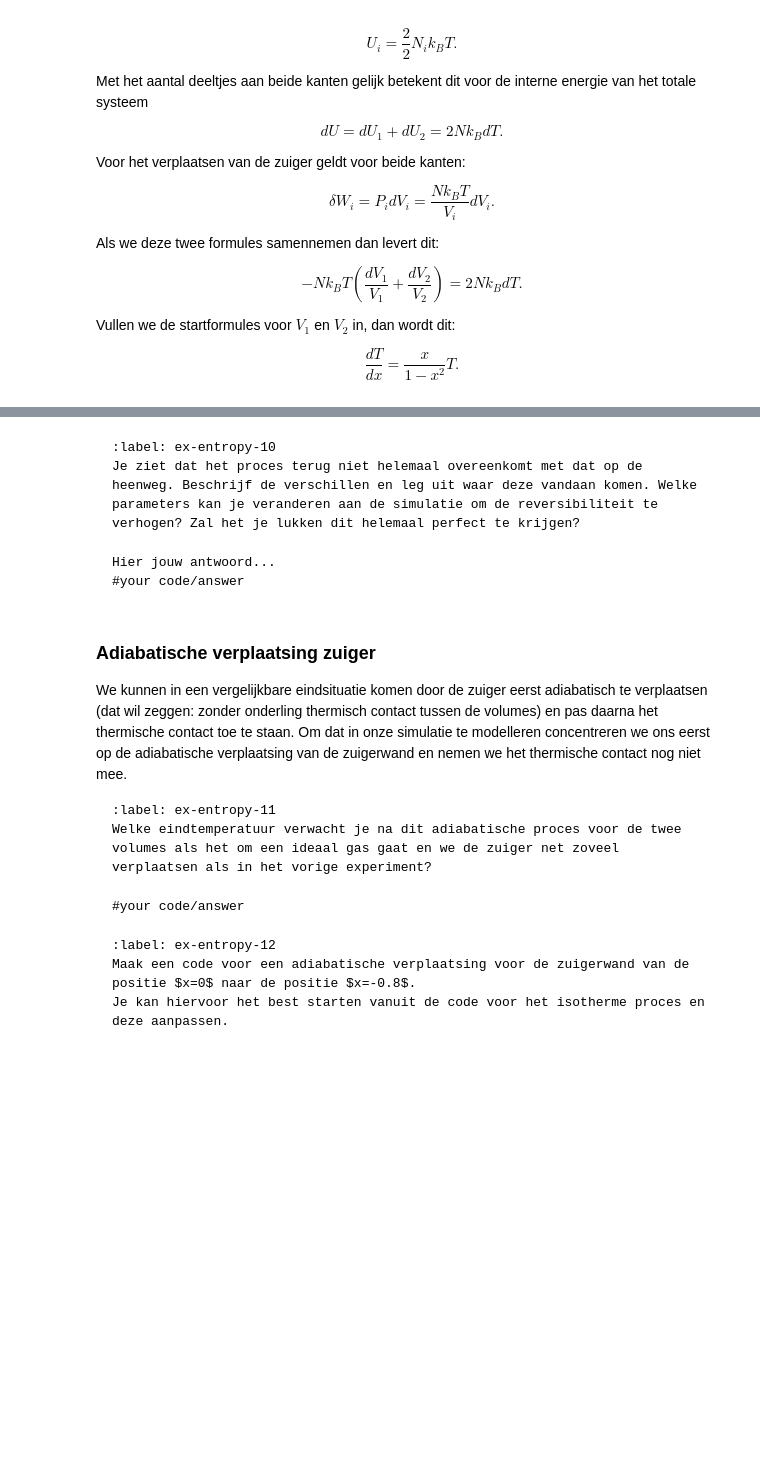
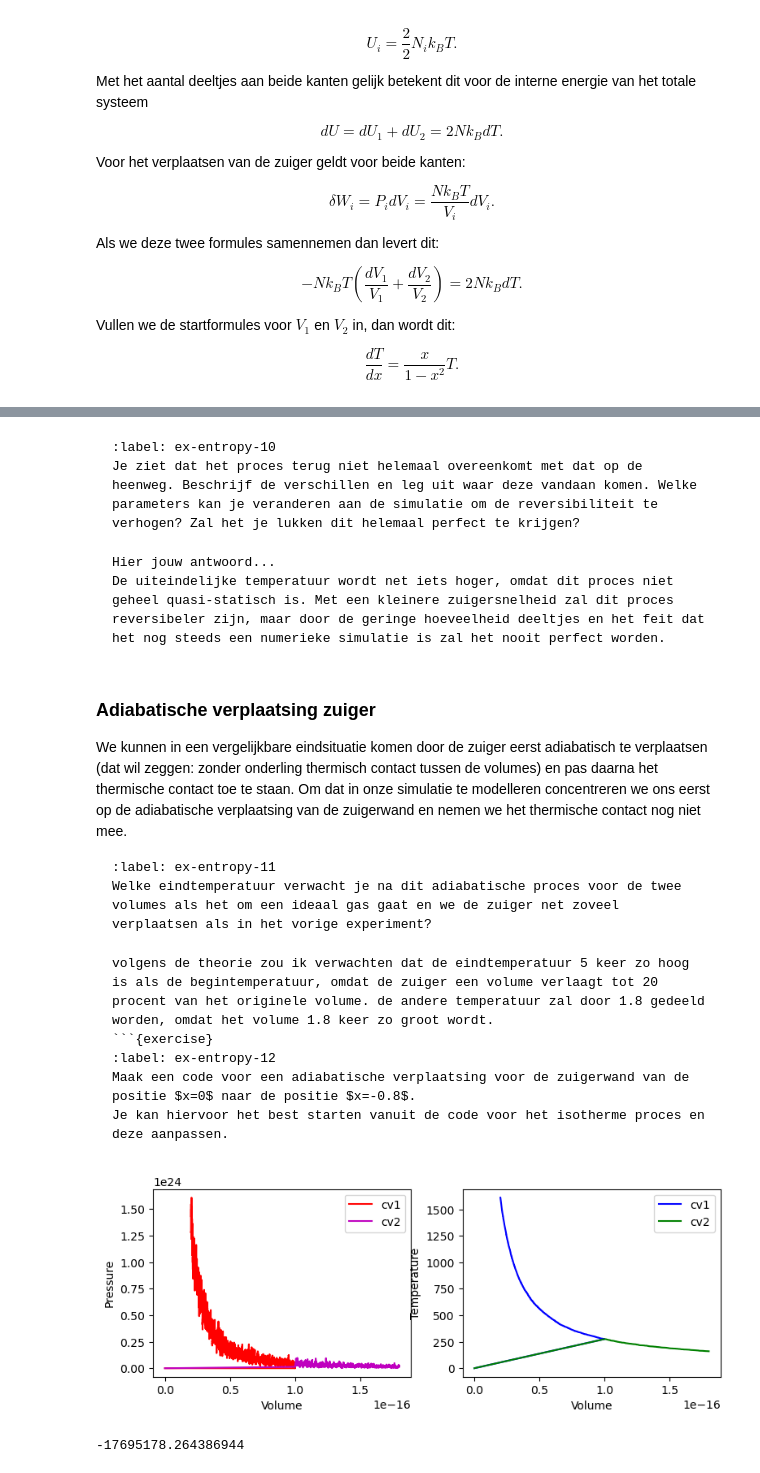
Before and after one commit to fKogelTU/Sarah_Frank, a Jupyter notebook: Content/PySim/9_entropie.ipynb, the cells around one changed output, grey strips where cells are left out. Saved outputs shown, nothing was run; the diff lists cells and outputs as text; code cells hidden in the pictures; blank space fills up the shorter version.

````diff
--- a/Content/PySim/9_entropie.ipynb
+++ b/Content/PySim/9_entropie.ipynb
@@ -432,7 +559,7 @@ Je ziet dat het proces terug niet helemaal overeenkomt met dat op de heenweg. Be
 
 ```{solution} ex-entropy-10
 Hier jouw antwoord...
-#your code/answer
+De uiteindelijke temperatuur wordt net iets hoger, omdat dit proces niet geheel quasi-statisch is. Met een kleinere zuigersnelheid zal dit proces reversibeler zijn, maar door de geringe hoeveelheid deeltjes en het feit dat het nog steeds een numerieke simulatie is zal het nooit perfect worden.
 ```
 # %% [markdown]
 ### Adiabatische verplaatsing zuiger
@@ -446,19 +573,65 @@ Welke eindtemperatuur verwacht je na dit adiabatische proces voor de twee volume
 ```
 
 ```{solution} ex-entropy-11
-#your code/answer
-```
-
+volgens de theorie zou ik verwachten dat de eindtemperatuur 5 keer zo hoog is als de begintemperatuur, omdat de zuiger een volume verlaagt tot 20 procent van het originele volume. de andere temperatuur zal door 1.8 gedeeld worden, omdat het volume 1.8 keer zo groot wordt.
 ```{exercise}
 :label: ex-entropy-12
 Maak een code voor een adiabatische verplaatsing voor de zuigerwand van de positie $x=0$ naar de positie $x=-0.8$.
 Je kan hiervoor het best starten vanuit de code voor het isotherme proces en deze aanpassen.
 ```
 # %%
-# ruime voor uitwerking
-# kopieer hier eerst de code voor de isotherme simulatie
+num_data = round(4/5 * BOX_SIZE_0 / (2 * -V_PISTON_0 * DT))
 
+volumes1 = np.zeros(2*num_data, dtype=float)
+pressures1 = np.zeros(2*num_data, dtype=float)
+temperatures1 = np.zeros(2*num_data, dtype=float)
+volumes2 = np.zeros(2*num_data, dtype=float)
+pressures2 = np.zeros(2*num_data, dtype=float)
+temperatures2 = np.zeros(2*num_data, dtype=float)
+
+cv1 = ControlVolume(BOX_SIZE_0, BOX_SIZE_0, 50, +V_PISTON_0, 0)
+cv2 = ControlVolume(BOX_SIZE_0, BOX_SIZE_0, 50, -V_PISTON_0, 0)
+
+for i in range(num_data):
+    cv1.take_time_step()
+    cv2.take_time_step()
+
+    #average_temp = (cv1.temperature + cv2.temperature) / 2
+    #cv1.set_temp = average_temp
+    #cv2.set_temp = average_temp
+
+    volumes1[i+num_data] = cv1.area
+    pressures1[i+num_data] = cv1.pressure
+    temperatures1[i+num_data] = cv1.temperature
+
+    volumes2[i+num_data] = cv2.area
+    pressures2[i+num_data] = cv2.pressure
+    temperatures2[i+num_data] = cv2.temperature
+
+fig, (ax1, ax2) = plt.subplots(1, 2, figsize=(9, 3))
+ax1.set_xlabel('Volume')
+ax1.set_ylabel('Pressure')
+
+ax2.set_xlabel('Volume')
+ax2.set_ylabel('Temperature')
+fig.tight_layout
+
+#druk als functie van volume
+ax1.plot(volumes1, pressures1, '-r', label='cv1')
+ax1.plot(volumes2, pressures2, '-m',label='cv2')
+ax1.legend()
+
+
+ax2.plot(volumes1, temperatures1, '-b',label='cv1')
+ax2.plot(volumes2, temperatures2, '-g',label='cv2')
+ax2.legend()
+plt.show()
 #your code/answer
+
+print(cv1.work+cv2.work)
+# %% [output]
+[figure, added]
+-17695178.264386944
 # %% [markdown]
 Na de adiabatische verplaatsing moeten de twee volumes alsnog in thermisch evenwicht gebracht worden. Dat doen we met de code hieronder.
 
````
Also changed, not shown: parts of 14 cells of this notebook, 1 other file.
